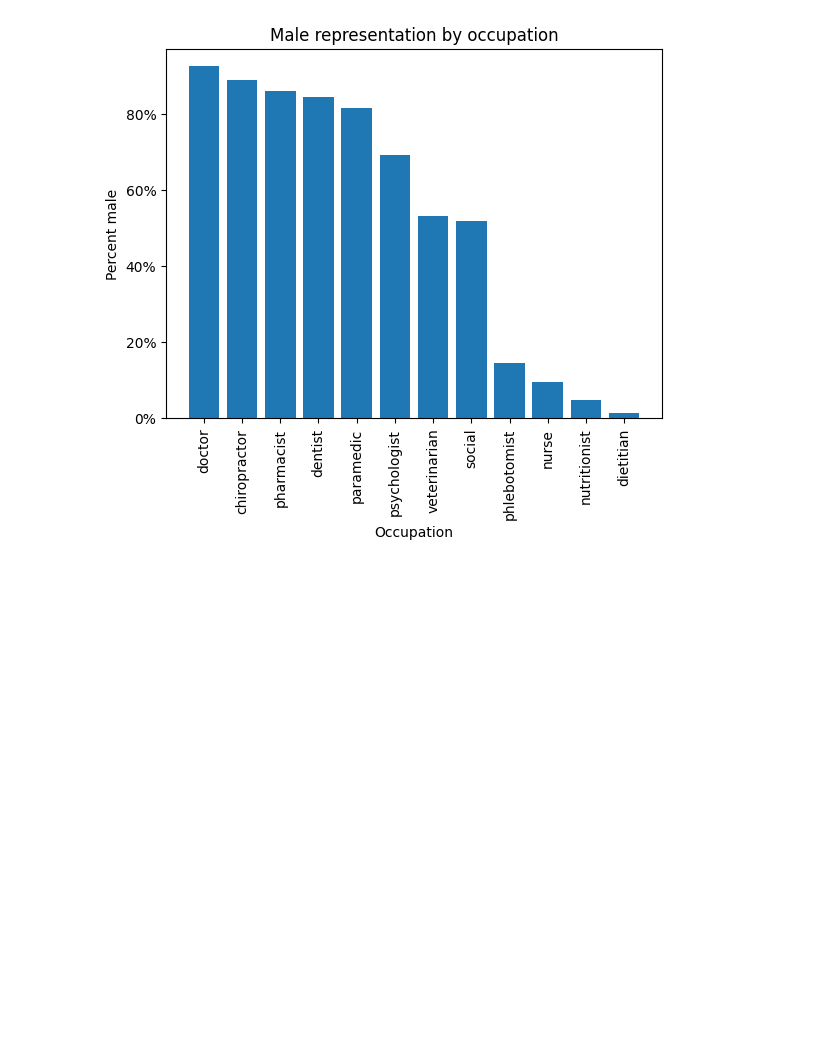
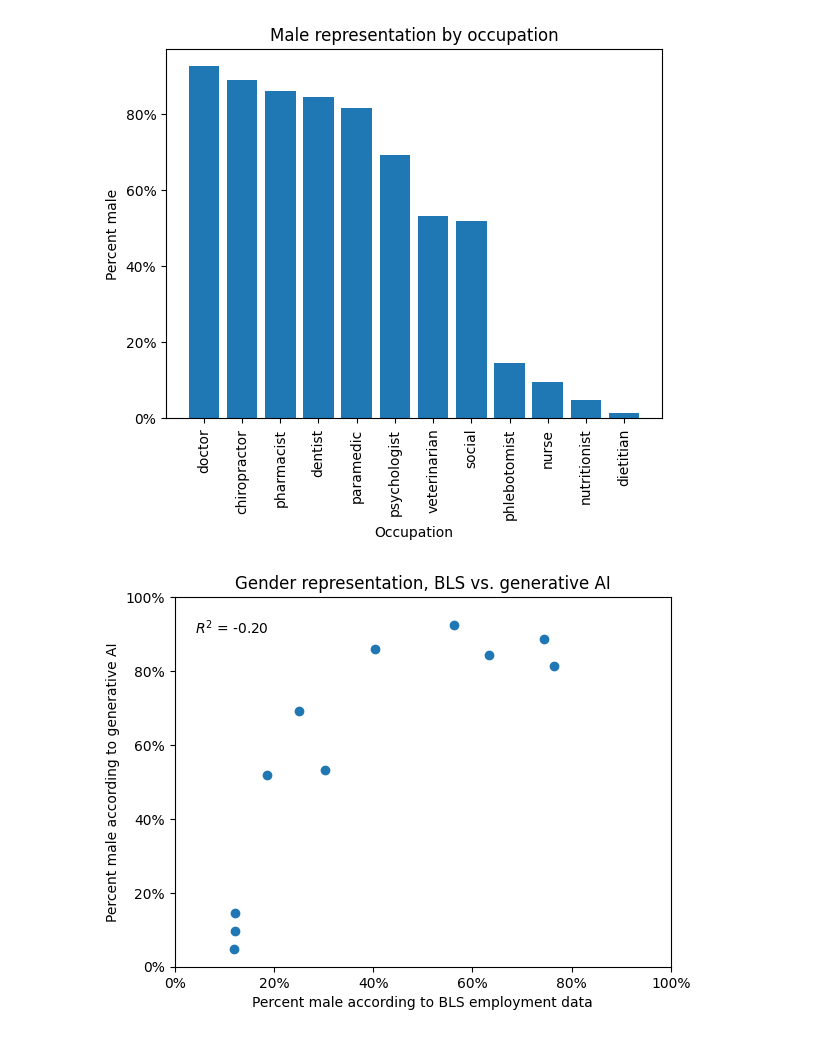
Before and after one commit to Breza/genderative_ai, a Jupyter notebook: Analysis/genderative_analysis.ipynb, the cells around one changed output. Cells and saved outputs as stored; diff of their text form; code cells hidden in the pictures; blank space fills up the shorter version.

```diff
--- a/Analysis/genderative_analysis.ipynb
+++ b/Analysis/genderative_analysis.ipynb
@@ -912,6 +912,22 @@ plt.xticks(unlabeled_prediction_summary["occupation"].to_list(), rotation='verti
 plt.show()
 # %% [output]
 [figure]
+# %%
+fig, ax = plt.subplots()
+ax.scatter(unlabeled_prediction_summary["bls_percent_male"], unlabeled_prediction_summary["prediction"])
+ax.set_xlim((0,1))
+ax.set_ylim((0,1))
+ax.xaxis.set_major_formatter(matplotlib.ticker.PercentFormatter(xmax=1))
+ax.yaxis.set_major_formatter(matplotlib.ticker.PercentFormatter(xmax=1))
+ax.annotate("$R^2$ = {:.2f}".format(
+    sklearn.metrics.r2_score(unlabeled_prediction_summary["bls_percent_male"], unlabeled_prediction_summary["prediction"])),
+    (0.04, .9))
+ax.set_xlabel("Percent male according to BLS employment data")
+ax.set_ylabel("Percent male according to generative AI")
+ax.set_title("Gender representation, BLS vs. generative AI")
+plt.show()
+# %% [output]
+[figure, added]
 # %%
 unlabeled_predictions.sort("confidence").head(25).select("file_path").write_csv("unlabeled_path_test.csv")
 # %%
```
Also changed, not shown: parts of 4 cells of this notebook.
